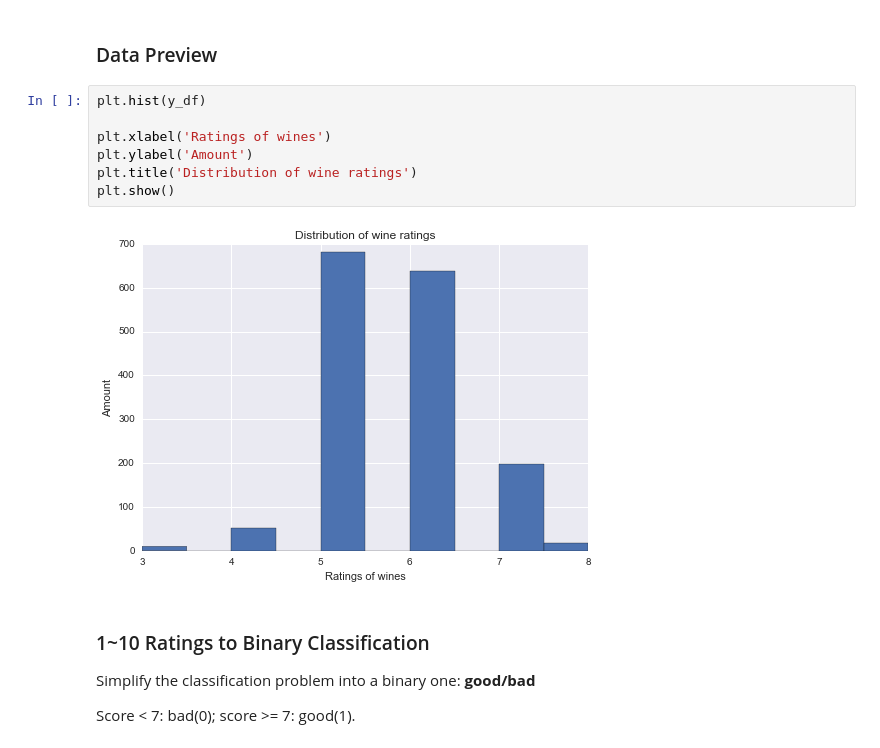
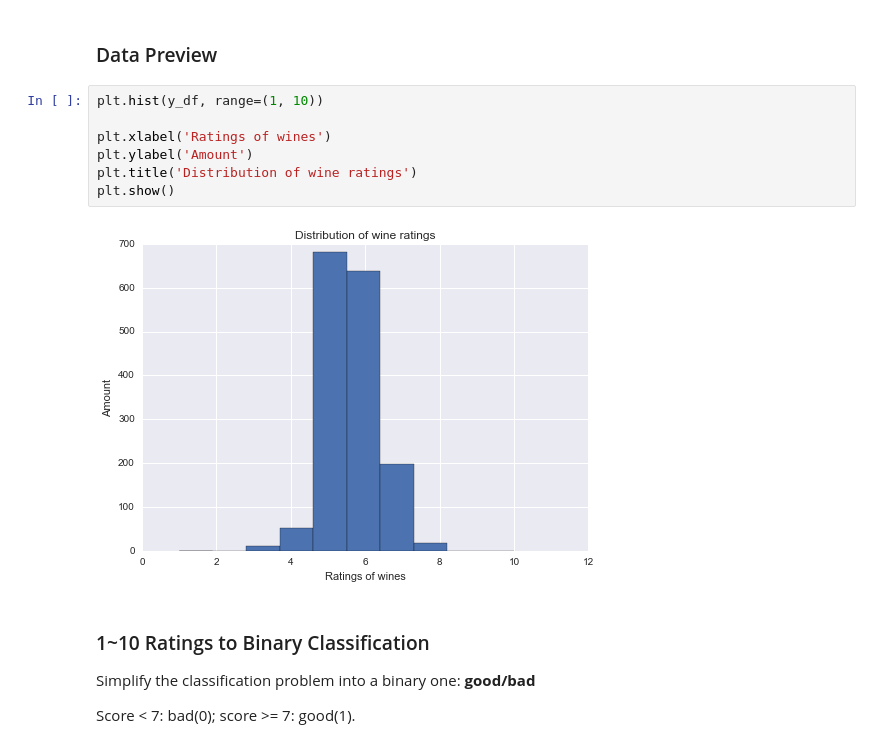
Before and after one commit to xuwenyihust/Wine-Quality, a Jupyter notebook: wine_quality.ipynb, the cells around one changed output. Drawn from its saved outputs; the diff is of its cells as text.

```diff
--- a/wine_quality.ipynb
+++ b/wine_quality.ipynb
@@ -63,14 +63,14 @@ print(y_df[:10])
 # %% [markdown]
 ### Data Preview
 # %%
-plt.hist(y_df)
+plt.hist(y_df, range=(1, 10))
 
 plt.xlabel('Ratings of wines')
 plt.ylabel('Amount')
 plt.title('Distribution of wine ratings')
 plt.show()
 # %% [output]
-[figure, old version]
+[figure, new version]
 # %% [markdown]
 ### 1~10 Ratings to Binary Classification
 
```
Also changed, not shown: 1 other file.
